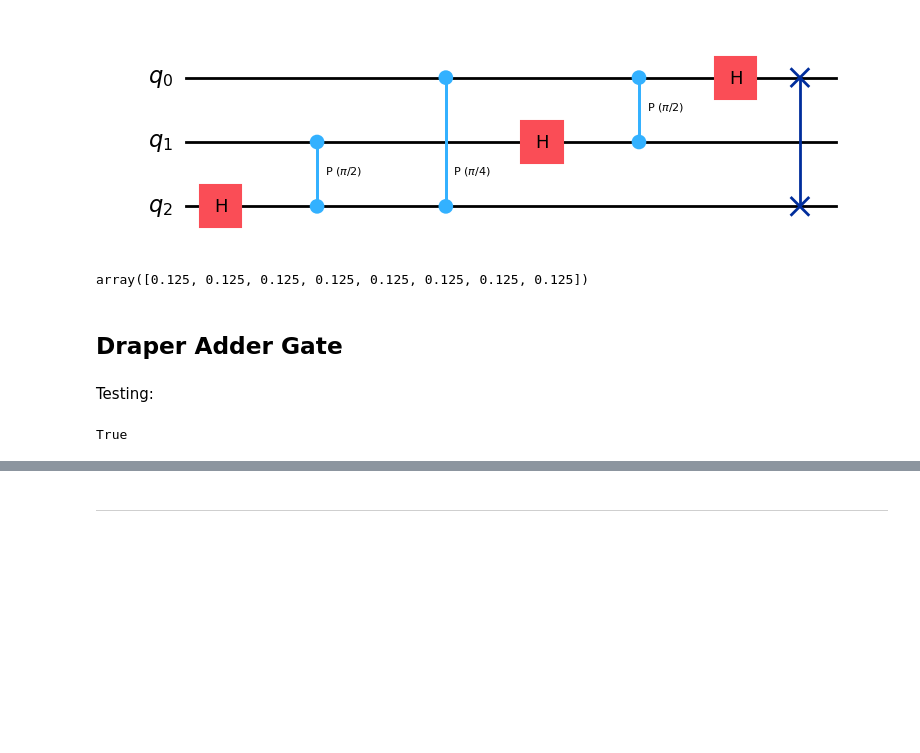
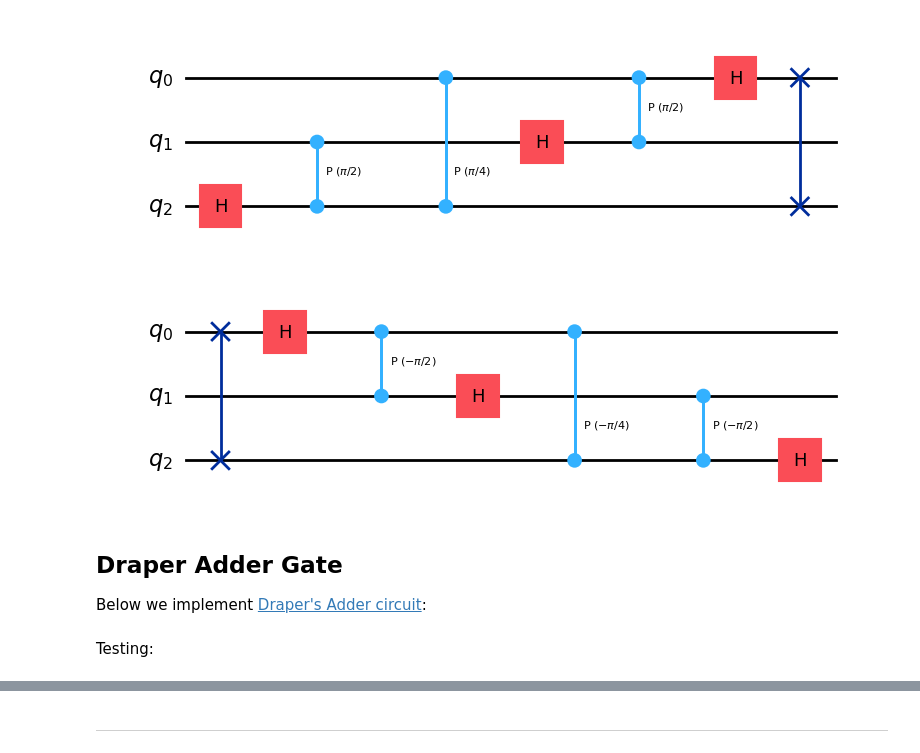
Before and after one commit to lrfinotti/shors_orcale, a Jupyter notebook: shor_oracle.ipynb, the cells around one changed output, grey strips where cells are left out. Cells and saved outputs as stored; diff of their text form; code cells hidden in the pictures; blank space fills up the shorter version.

```diff
--- a/shor_oracle.ipynb
+++ b/shor_oracle.ipynb
@@ -24,13 +118,13 @@ synth_qft_full(num_qubits=3).draw("mpl")
 # %% [output]
 [figure]
 # %%
-psi2 = Statevector(synth_qft_full(3))
-probs2 = np.round(psi2.probabilities(), 4)
-probs2
+synth_qft_full(num_qubits=3, inverse=True).draw("mpl")
 # %% [output]
-array([0.125, 0.125, 0.125, 0.125, 0.125, 0.125, 0.125, 0.125])
+[figure, added]
 # %% [markdown]
 ## Draper Adder Gate
+
+Below we implement [Draper's Adder circuit](https://arxiv.org/abs/quant-ph/0008033):
 # %%
 def draper_adder(k, n):
     """
@@ -54,12 +152,3 @@ def draper_adder(k, n):
     return draper_adder_circuit
 # %% [markdown]
 Testing:
-# %%
-k, n = 7, 4
-
-psi = Statevector(draper_adder(k, n))
-probs = np.round(psi.probabilities(), 4)
-res = int(np.sum(probs * np.arange(2 ** n)))
-res == k
-# %% [output]
-True
```
Also changed, not shown: parts of 90 cells of this notebook, 2 other files.
